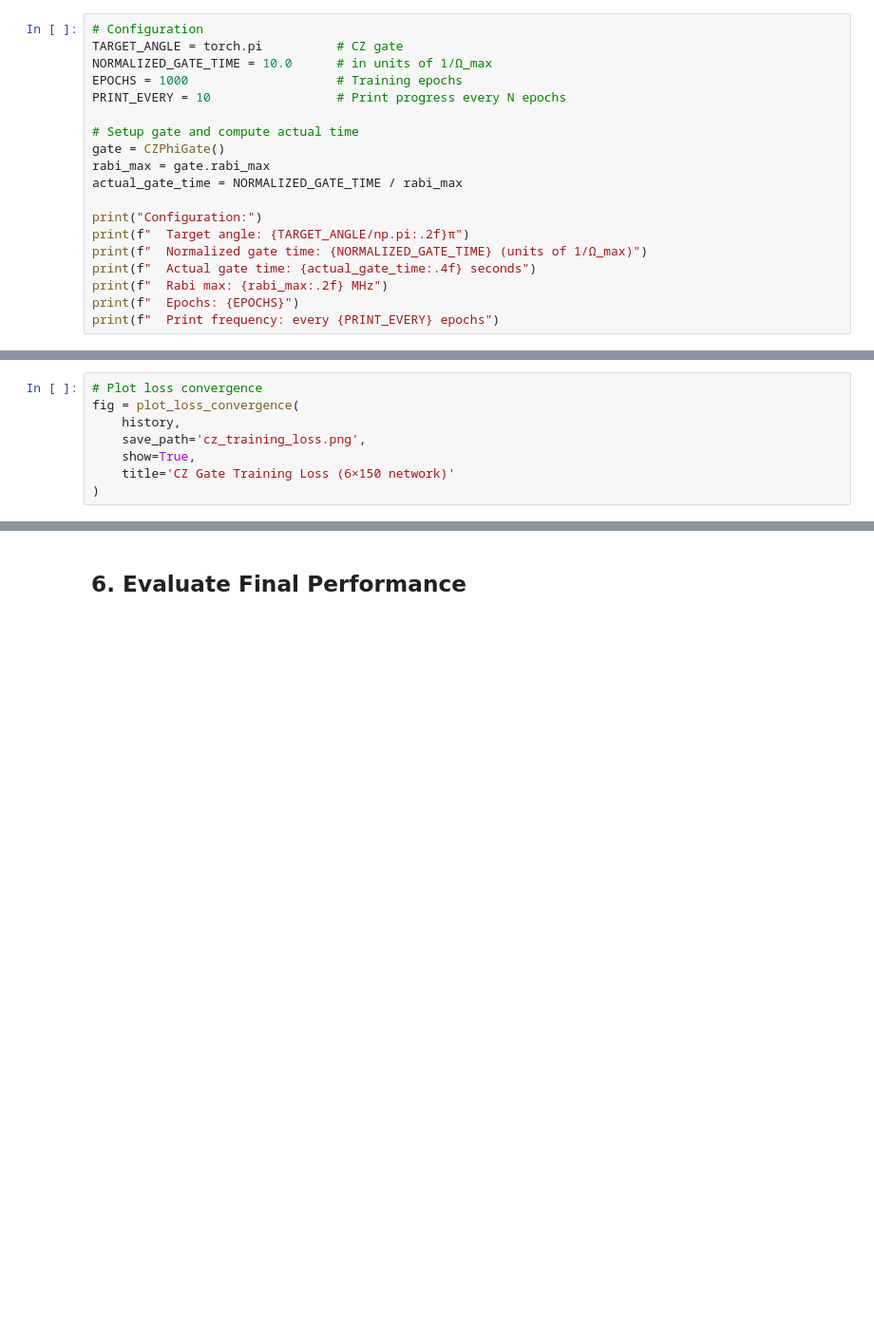
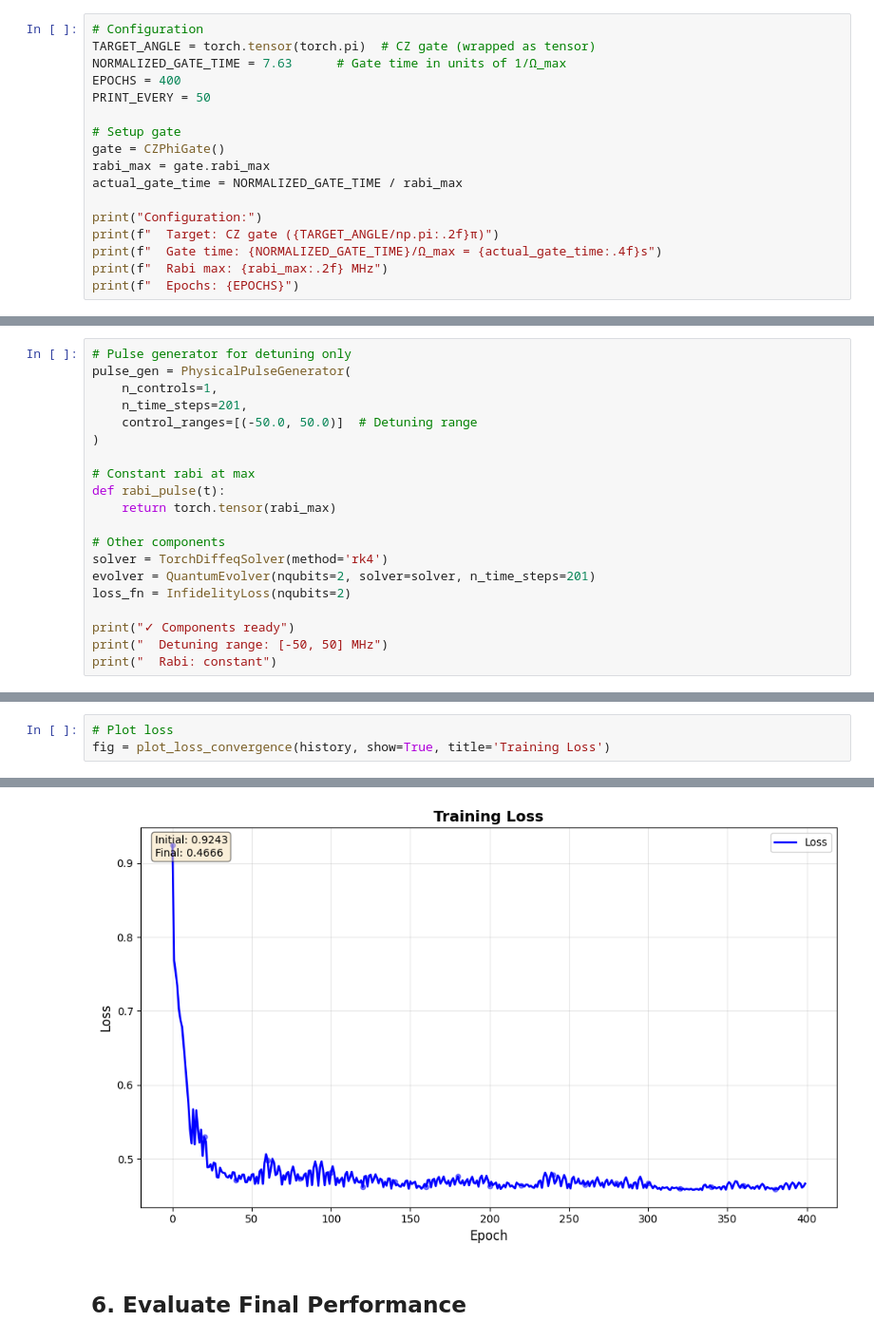
Before and after one commit to quantockhills/qneural, a Jupyter notebook: examples/01_high_fidelity_cz_gate.ipynb, the cells around one changed output, grey strips where cells are left out. Shown at 95% size. Cells and saved outputs as stored; diff of their text form; blank space fills up the shorter version.

```diff
--- a/examples/01_high_fidelity_cz_gate.ipynb
+++ b/examples/01_high_fidelity_cz_gate.ipynb
@@ -136,21 +36,19 @@ print("✓ Imports successful")
 # %%
 # Configuration
-TARGET_ANGLE = torch.pi          # CZ gate
-NORMALIZED_GATE_TIME = 10.0      # in units of 1/Ω_max
-EPOCHS = 1000                    # Training epochs
-PRINT_EVERY = 10                 # Print progress every N epochs
+TARGET_ANGLE = torch.tensor(torch.pi)  # CZ gate (wrapped as tensor)
+NORMALIZED_GATE_TIME = 7.63      # Gate time in units of 1/Ω_max
+EPOCHS = 400
+PRINT_EVERY = 50
 
-# Setup gate and compute actual time
+# Setup gate
 gate = CZPhiGate()
 rabi_max = gate.rabi_max
 actual_gate_time = NORMALIZED_GATE_TIME / rabi_max
 
 print("Configuration:")
-print(f"  Target angle: {TARGET_ANGLE/np.pi:.2f}π")
-print(f"  Normalized gate time: {NORMALIZED_GATE_TIME} (units of 1/Ω_max)")
-print(f"  Actual gate time: {actual_gate_time:.4f} seconds")
+print(f"  Target: CZ gate ({TARGET_ANGLE/np.pi:.2f}π)")
+print(f"  Gate time: {NORMALIZED_GATE_TIME}/Ω_max = {actual_gate_time:.4f}s")
 print(f"  Rabi max: {rabi_max:.2f} MHz")
 print(f"  Epochs: {EPOCHS}")
-print(f"  Print frequency: every {PRINT_EVERY} epochs")
 # %% [output]
 Configuration:
@@ -272,0 +90,20 @@ KeyboardInterrupt:
+# %%
+# Pulse generator for detuning only
+pulse_gen = PhysicalPulseGenerator(
+    n_controls=1,
+    n_time_steps=201,
+    control_ranges=[(-50.0, 50.0)]  # Detuning range
+)
+
+# Constant rabi at max
+def rabi_pulse(t):
+    return torch.tensor(rabi_max)
+
+# Other components
+solver = TorchDiffeqSolver(method='rk4')
+evolver = QuantumEvolver(nqubits=2, solver=solver, n_time_steps=201)
+loss_fn = InfidelityLoss(nqubits=2)
+
+print("✓ Components ready")
+print("  Detuning range: [-50, 50] MHz")
+print("  Rabi: constant")
@@ -275,9 +201,4 @@ KeyboardInterrupt:
 # %%
-# Plot loss convergence
-fig = plot_loss_convergence(
-    history,
-    save_path='cz_training_loss.png',
-    show=True,
-    title='CZ Gate Training Loss (6×150 network)'
-)
+# Plot loss
+fig = plot_loss_convergence(history, show=True, title='Training Loss')
 # %% [output]
@@ -285,2 +205,3 @@ NameError: name 'history' is not defined
+[figure, added]
 # %% [markdown]
 ## 6. Evaluate Final Performance
```
Also changed, not shown: parts of 31 cells of this notebook, 3 other files.
